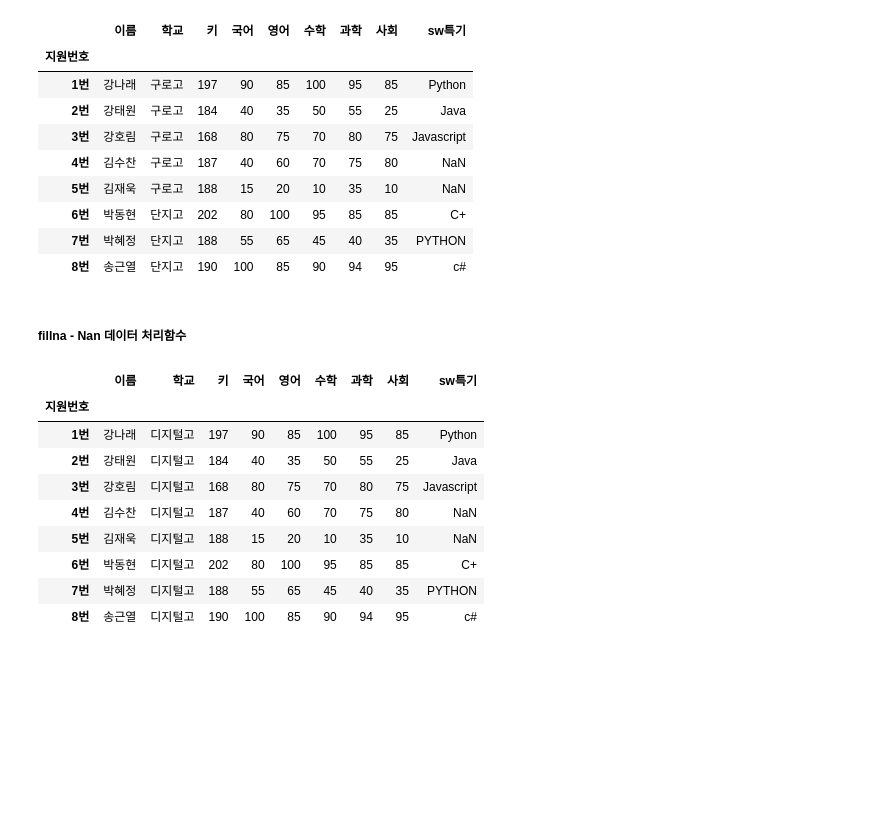
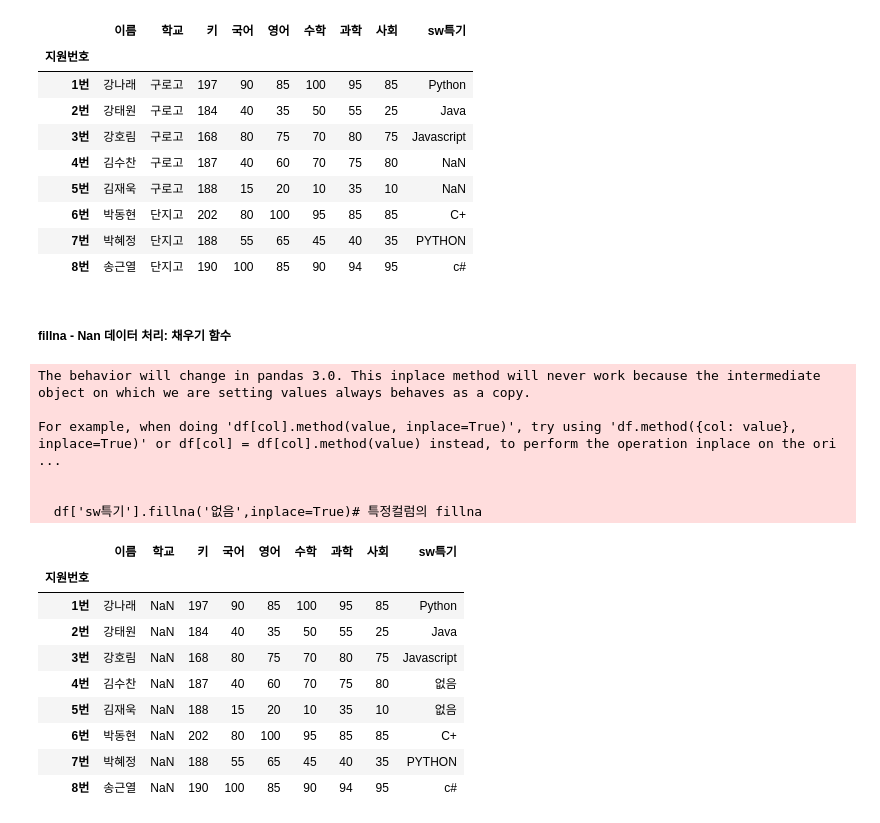
Before and after one commit to studypython99/Medical-1, a Jupyter notebook: d0509/d0509_04_fillna_dropna.ipynb, the cells around one changed output. Cells and saved outputs as stored; diff of their text form; code cells hidden in the pictures; blank space fills up the shorter version.

```diff
--- a/d0509/d0509_04_fillna_dropna.ipynb
+++ b/d0509/d0509_04_fillna_dropna.ipynb
@@ -14,23 +14,9 @@ df
 | 7번 | 박혜정 | 단지고 | 188 | 55 | 65 | 45 | 40 | 35 | PYTHON |
 | 8번 | 송근열 | 단지고 | 190 | 100 | 85 | 90 | 94 | 95 | c# |
 # %% [markdown]
-##### fillna - Nan 데이터 처리함수
+##### fillna - Nan 데이터 처리: 채우기 함수
 # %%
 # Nan을 ''(공백)으로 처리
 df.fillna('')
-df.fillna('없음')
+df.fillna('없음') # 데이터 전체에서 Nan부분을 처리
+df['sw특기'].fillna('없음',inplace=True)# 특정컬럼의 fillna
-# %%
-df['학교'] = '디지털고'
-import numpy as np
-df
-# %% [output]
-|  | 이름 | 학교 | 키 | 국어 | 영어 | 수학 | 과학 | 사회 | sw특기 |
-| 지원번호 |  |  |  |  |  |  |  |  |  |
-| 1번 | 강나래 | 디지털고 | 197 | 90 | 85 | 100 | 95 | 85 | Python |
-| 2번 | 강태원 | 디지털고 | 184 | 40 | 35 | 50 | 55 | 25 | Java |
-| 3번 | 강호림 | 디지털고 | 168 | 80 | 75 | 70 | 80 | 75 | Javascript |
-| 4번 | 김수찬 | 디지털고 | 187 | 40 | 60 | 70 | 75 | 80 | NaN |
-| 5번 | 김재욱 | 디지털고 | 188 | 15 | 20 | 10 | 35 | 10 | NaN |
-| 6번 | 박동현 | 디지털고 | 202 | 80 | 100 | 95 | 85 | 85 | C+ |
-| 7번 | 박혜정 | 디지털고 | 188 | 55 | 65 | 45 | 40 | 35 | PYTHON |
-| 8번 | 송근열 | 디지털고 | 190 | 100 | 85 | 90 | 94 | 95 | c# |
@@ -36,0 +25,22 @@ df
+# %%
+import numpy as np
+df['sw특기'].fillna('없음',inplace=True)# 특정컬럼의 fillna
+df['학교'] = np.nan
+df
+# %% [output]
+The behavior will change in pandas 3.0. This inplace method will never work because the intermediate object on which we are setting values always behaves as a copy.
+
+For example, when doing 'df[col].method(value, inplace=True)', try using 'df.method({col: value}, inplace=True)' or df[col] = df[col].method(value) instead, to perform the operation inplace on the ori ...
+
+
+  df['sw특기'].fillna('없음',inplace=True)# 특정컬럼의 fillna
+|  | 이름 | 학교 | 키 | 국어 | 영어 | 수학 | 과학 | 사회 | sw특기 |
+| 지원번호 |  |  |  |  |  |  |  |  |  |
+| 1번 | 강나래 | NaN | 197 | 90 | 85 | 100 | 95 | 85 | Python |
+| 2번 | 강태원 | NaN | 184 | 40 | 35 | 50 | 55 | 25 | Java |
+| 3번 | 강호림 | NaN | 168 | 80 | 75 | 70 | 80 | 75 | Javascript |
+| 4번 | 김수찬 | NaN | 187 | 40 | 60 | 70 | 75 | 80 | 없음 |
+| 5번 | 김재욱 | NaN | 188 | 15 | 20 | 10 | 35 | 10 | 없음 |
+| 6번 | 박동현 | NaN | 202 | 80 | 100 | 95 | 85 | 85 | C+ |
+| 7번 | 박혜정 | NaN | 188 | 55 | 65 | 45 | 40 | 35 | PYTHON |
+| 8번 | 송근열 | NaN | 190 | 100 | 85 | 90 | 94 | 95 | c# |
```
Also changed, not shown: parts of 8 cells of this notebook, 12 other files.
